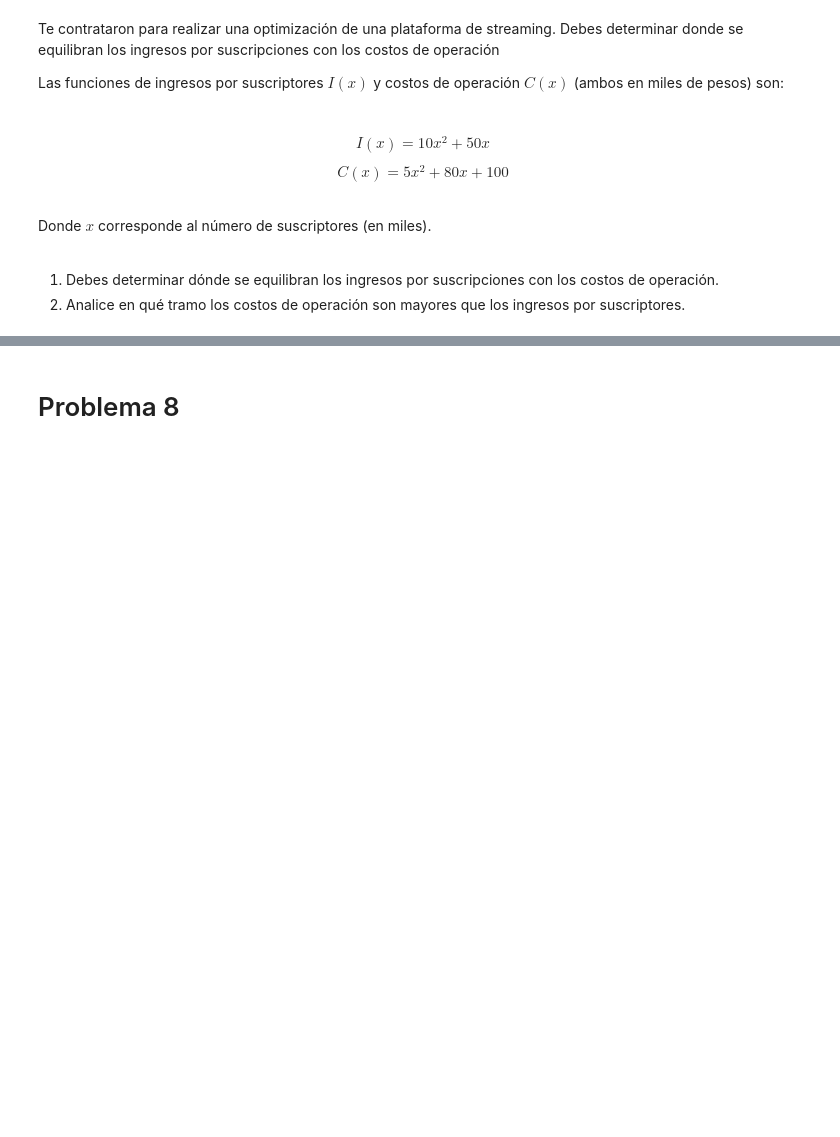
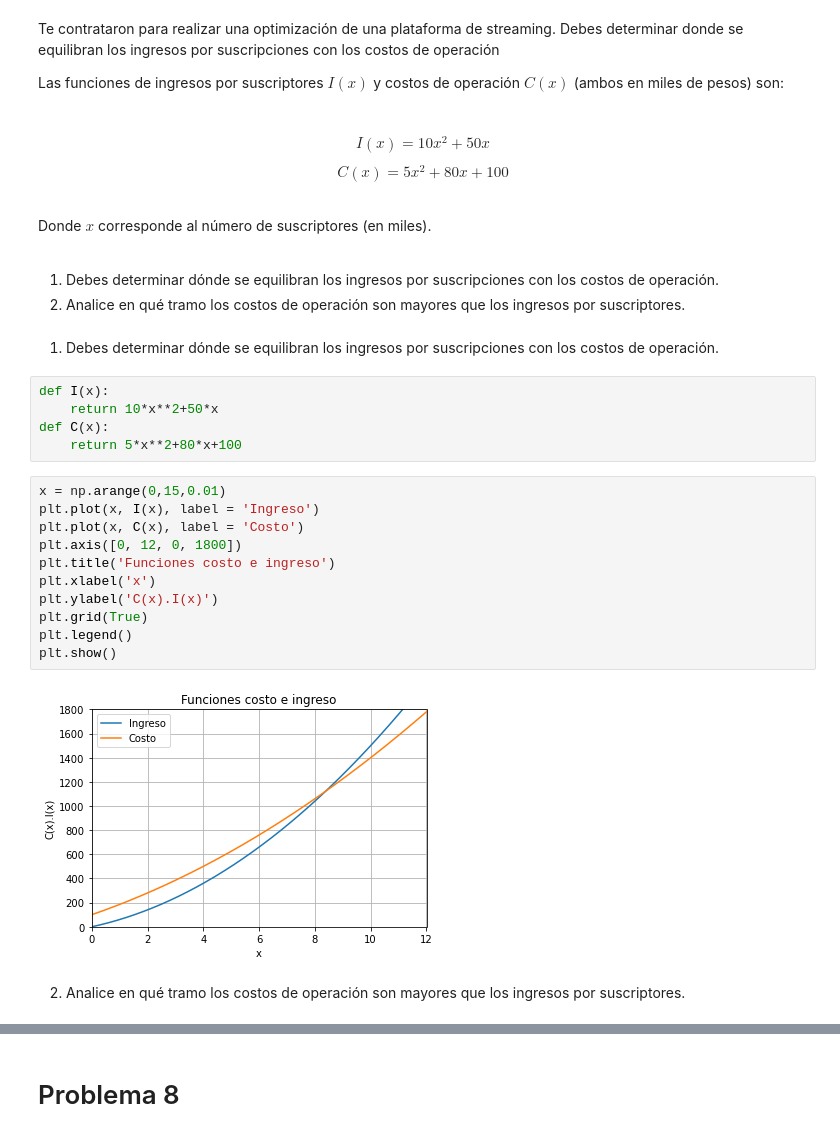
Before and after one commit to NachoSaave/Python-Centralizado, a Jupyter notebook: Mat Aplicada/G3_Aplicaciones_de_funciones.ipynb, the cells around one changed output, grey strips where cells are left out. Cells and saved outputs as stored; diff of their text form; blank space fills up the shorter version.

```diff
--- a/Mat Aplicada/G3_Aplicaciones_de_funciones.ipynb
+++ b/Mat Aplicada/G3_Aplicaciones_de_funciones.ipynb
@@ -330,3 +384,25 @@ Donde $x$ corresponde al número de suscriptores (en miles).
 
 1. Debes determinar dónde se equilibran los ingresos por suscripciones con los costos de operación.
 2. Analice en qué tramo los costos de operación son mayores que los ingresos por suscriptores.
+# %% [markdown]
+1. Debes determinar dónde se equilibran los ingresos por suscripciones con los costos de operación.
+# %%
+def I(x):
+    return 10*x**2+50*x
+def C(x):
+    return 5*x**2+80*x+100
+# %%
+x = np.arange(0,15,0.01)
+plt.plot(x, I(x), label = 'Ingreso')
+plt.plot(x, C(x), label = 'Costo')
+plt.axis([0, 12, 0, 1800])
+plt.title('Funciones costo e ingreso')
+plt.xlabel('x')
+plt.ylabel('C(x).I(x)')
+plt.grid(True)
+plt.legend()
+plt.show()
+# %% [output]
+[figure, added]
+# %% [markdown]
+2. Analice en qué tramo los costos de operación son mayores que los ingresos por suscriptores.
```
Also changed, not shown: parts of 15 cells of this notebook.
